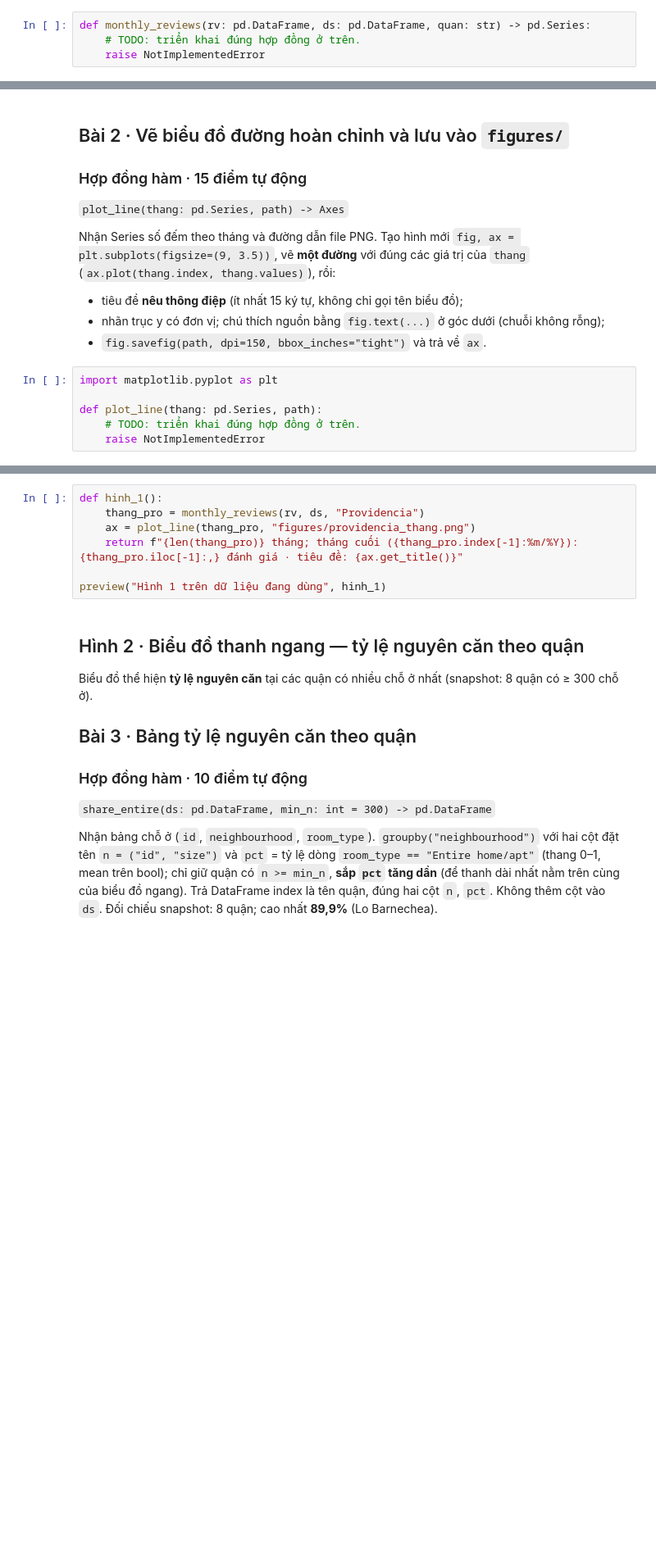
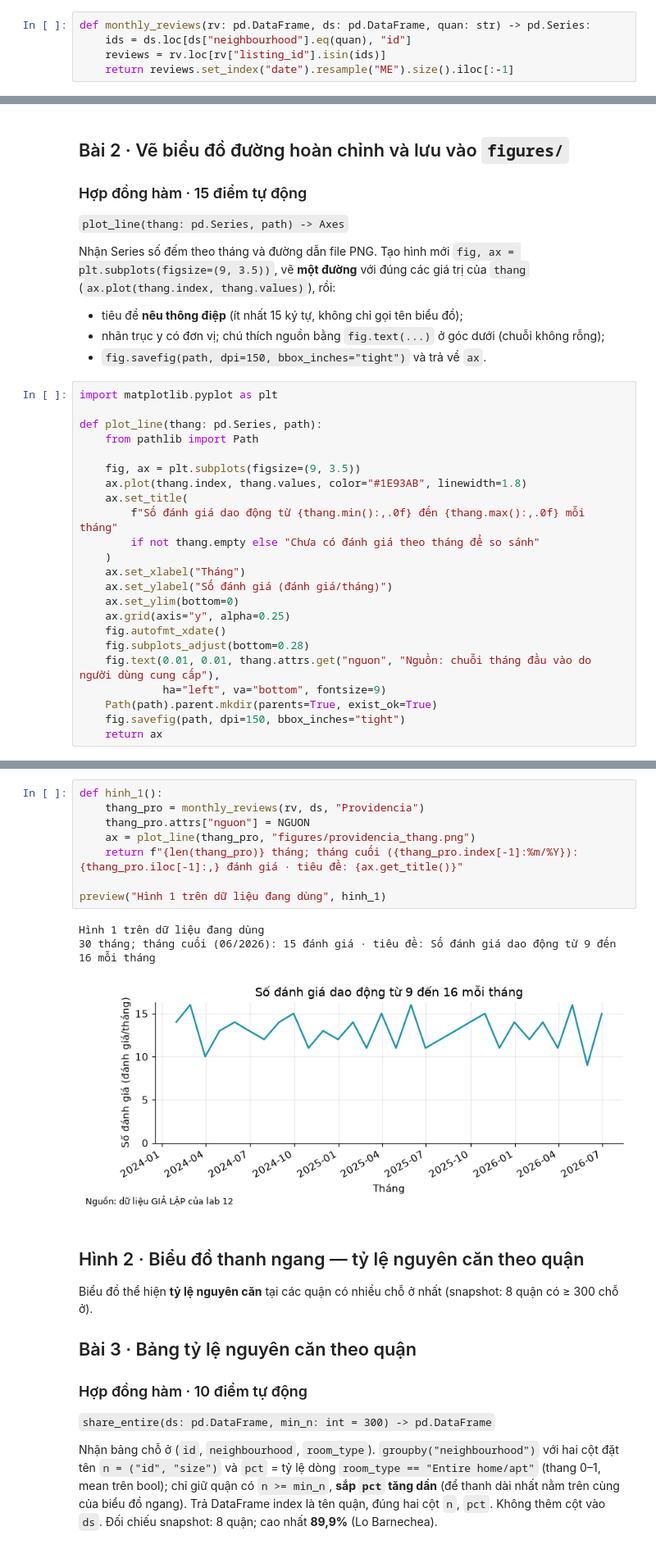
Before and after one commit to uet-iai-notebook-labs-2026/DSE2049_3_25022763, a Jupyter notebook: lab-12.ipynb, the cells around one changed output, grey strips where cells are left out. Shown at 82% size. Cells and saved outputs as stored; diff of their text form; blank space fills up the shorter version.

```diff
--- a/lab-12.ipynb
+++ b/lab-12.ipynb
@@ -153,8 +155,9 @@ giá trị là số đánh giá (tháng không có đánh giá là 0). Có ít n
 Đối chiếu snapshot (Providencia): **188** tháng; tháng cuối (06/2026) có **2.810** đánh giá.
 # %%
 def monthly_reviews(rv: pd.DataFrame, ds: pd.DataFrame, quan: str) -> pd.Series:
-    # TODO: triển khai đúng hợp đồng ở trên.
-    raise NotImplementedError
+    ids = ds.loc[ds["neighbourhood"].eq(quan), "id"]
+    reviews = rv.loc[rv["listing_id"].isin(ids)]
+    return reviews.set_index("date").resample("ME").size().iloc[:-1]
 # %%
 def check_q1():
     thang = monthly_reviews(DEMO_RV, DEMO_DS, "Providencia")
@@ -181,8 +186,25 @@ với đúng các giá trị của `thang` (`ax.plot(thang.index, thang.values)`
 import matplotlib.pyplot as plt
 
 def plot_line(thang: pd.Series, path):
-    # TODO: triển khai đúng hợp đồng ở trên.
-    raise NotImplementedError
+    from pathlib import Path
+
+    fig, ax = plt.subplots(figsize=(9, 3.5))
+    ax.plot(thang.index, thang.values, color="#1E93AB", linewidth=1.8)
+    ax.set_title(
+        f"Số đánh giá dao động từ {thang.min():,.0f} đến {thang.max():,.0f} mỗi tháng"
+        if not thang.empty else "Chưa có đánh giá theo tháng để so sánh"
+    )
+    ax.set_xlabel("Tháng")
+    ax.set_ylabel("Số đánh giá (đánh giá/tháng)")
+    ax.set_ylim(bottom=0)
+    ax.grid(axis="y", alpha=0.25)
+    fig.autofmt_xdate()
+    fig.subplots_adjust(bottom=0.28)
+    fig.text(0.01, 0.01, thang.attrs.get("nguon", "Nguồn: chuỗi tháng đầu vào do người dùng cung cấp"),
+             ha="left", va="bottom", fontsize=9)
+    Path(path).parent.mkdir(parents=True, exist_ok=True)
+    fig.savefig(path, dpi=150, bbox_inches="tight")
+    return ax
 # %%
 def check_q2():
     import tempfile
@@ -201,10 +226,15 @@ public_check("Q2 · ví dụ công khai", check_q2)
 # %%
 def hinh_1():
     thang_pro = monthly_reviews(rv, ds, "Providencia")
+    thang_pro.attrs["nguon"] = NGUON
     ax = plot_line(thang_pro, "figures/providencia_thang.png")
     return f"{len(thang_pro)} tháng; tháng cuối ({thang_pro.index[-1]:%m/%Y}): {thang_pro.iloc[-1]:,} đánh giá · tiêu đề: {ax.get_title()}"
 
 preview("Hình 1 trên dữ liệu đang dùng", hinh_1)
+# %% [output]
+Hình 1 trên dữ liệu đang dùng
+30 tháng; tháng cuối (06/2026): 15 đánh giá · tiêu đề: Số đánh giá dao động từ 9 đến 16 mỗi tháng
+[figure, added]
 # %% [markdown]
 ## Hình 2 · Biểu đồ thanh ngang — tỷ lệ nguyên căn theo quận
 
```
Also changed, not shown: parts of 22 cells of this notebook, 12 other files.
